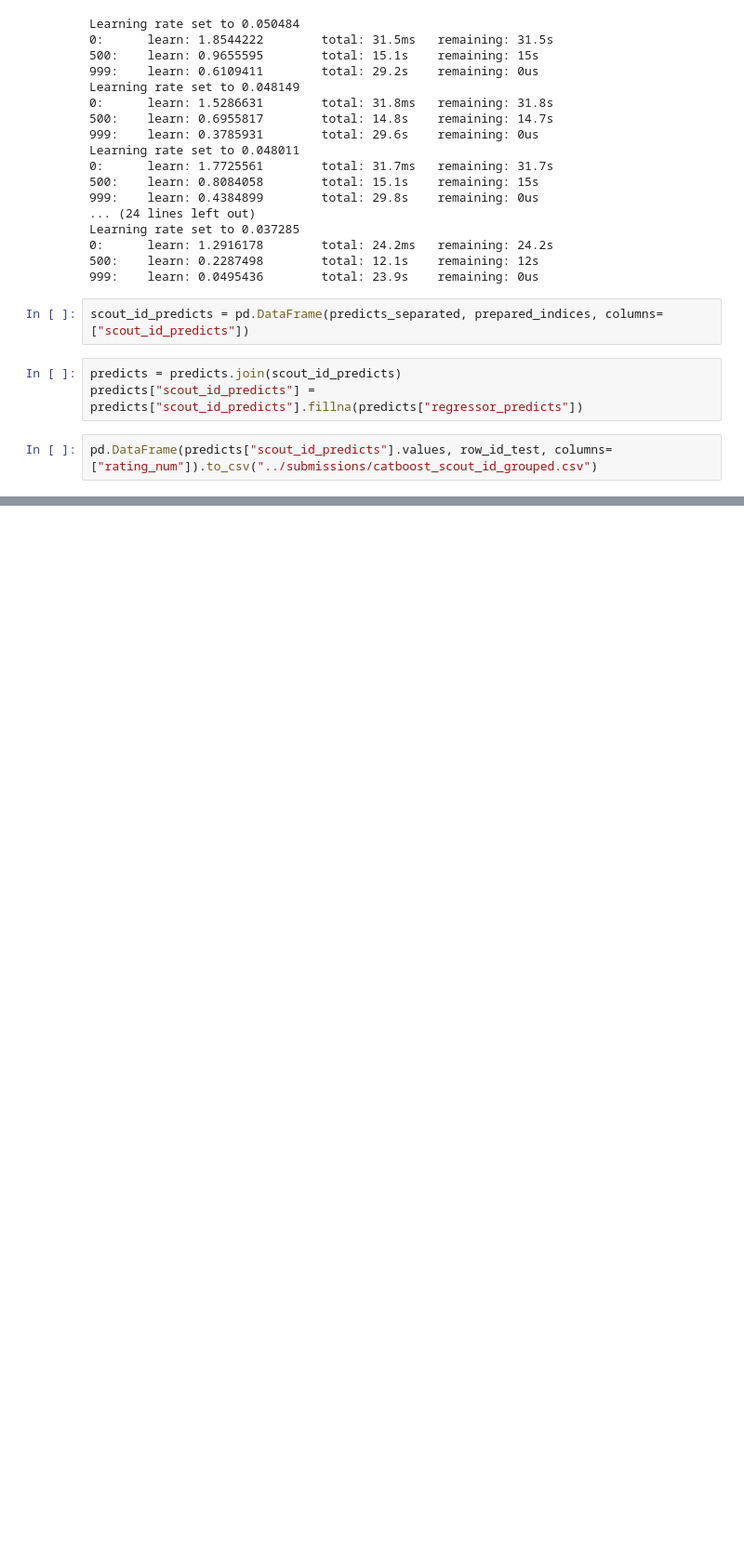
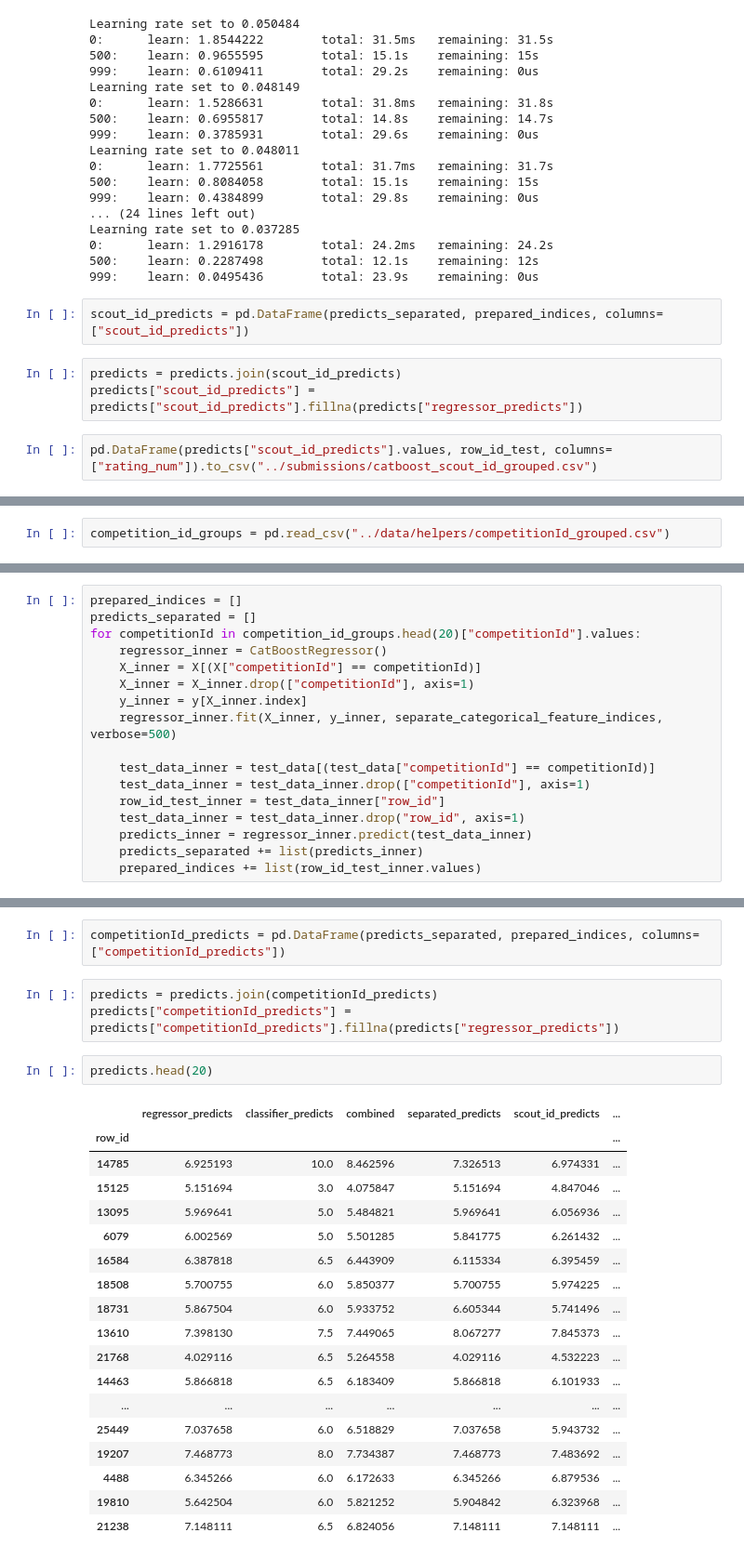
Before and after one commit to koliankolin/f_h, a Jupyter notebook: notebooks/Model.ipynb, the cells around one changed output, grey strips where cells are left out. Shown at 93% size. Cells and saved outputs as stored; diff of their text form; blank space fills up the shorter version.

```diff
--- a/notebooks/Model.ipynb
+++ b/notebooks/Model.ipynb
@@ -335,0 +419,2 @@ pd.DataFrame(predicts["scout_id_predicts"].values, row_id_test, columns=["rating
+# %%
+competition_id_groups = pd.read_csv("../data/helpers/competitionId_grouped.csv")
@@ -335,0 +435,17 @@ pd.DataFrame(predicts["scout_id_predicts"].values, row_id_test, columns=["rating
+# %%
+prepared_indices = []
+predicts_separated = []
+for competitionId in competition_id_groups.head(20)["competitionId"].values:
+    regressor_inner = CatBoostRegressor()
+    X_inner = X[(X["competitionId"] == competitionId)]
+    X_inner = X_inner.drop(["competitionId"], axis=1)
+    y_inner = y[X_inner.index]
+    regressor_inner.fit(X_inner, y_inner, separate_categorical_feature_indices, verbose=500)
+
+    test_data_inner = test_data[(test_data["competitionId"] == competitionId)]
+    test_data_inner = test_data_inner.drop(["competitionId"], axis=1)
+    row_id_test_inner = test_data_inner["row_id"]
+    test_data_inner = test_data_inner.drop("row_id", axis=1)
+    predicts_inner = regressor_inner.predict(test_data_inner)
+    predicts_separated += list(predicts_inner)
+    prepared_indices += list(row_id_test_inner.values)
@@ -335,0 +470,26 @@ pd.DataFrame(predicts["scout_id_predicts"].values, row_id_test, columns=["rating
+# %%
+competitionId_predicts = pd.DataFrame(predicts_separated, prepared_indices, columns=["competitionId_predicts"])
+# %%
+predicts = predicts.join(competitionId_predicts)
+predicts["competitionId_predicts"] = predicts["competitionId_predicts"].fillna(predicts["regressor_predicts"])
+# %%
+predicts.head(20)
+# %% [output]
+|  | regressor_predicts | classifier_predicts | combined | separated_predicts | scout_id_predicts | ... |
+| row_id |  |  |  |  |  | ... |
+| 14785 | 6.925193 | 10.0 | 8.462596 | 7.326513 | 6.974331 | ... |
+| 15125 | 5.151694 | 3.0 | 4.075847 | 5.151694 | 4.847046 | ... |
+| 13095 | 5.969641 | 5.0 | 5.484821 | 5.969641 | 6.056936 | ... |
+| 6079 | 6.002569 | 5.0 | 5.501285 | 5.841775 | 6.261432 | ... |
+| 16584 | 6.387818 | 6.5 | 6.443909 | 6.115334 | 6.395459 | ... |
+| 18508 | 5.700755 | 6.0 | 5.850377 | 5.700755 | 5.974225 | ... |
+| 18731 | 5.867504 | 6.0 | 5.933752 | 6.605344 | 5.741496 | ... |
+| 13610 | 7.398130 | 7.5 | 7.449065 | 8.067277 | 7.845373 | ... |
+| 21768 | 4.029116 | 6.5 | 5.264558 | 4.029116 | 4.532223 | ... |
+| 14463 | 5.866818 | 6.5 | 6.183409 | 5.866818 | 6.101933 | ... |
+| ... | ... | ... | ... | ... | ... | ... |
+| 25449 | 7.037658 | 6.0 | 6.518829 | 7.037658 | 5.943732 | ... |
+| 19207 | 7.468773 | 8.0 | 7.734387 | 7.468773 | 7.483692 | ... |
+| 4488 | 6.345266 | 6.0 | 6.172633 | 6.345266 | 6.879536 | ... |
+| 19810 | 5.642504 | 6.0 | 5.821252 | 5.904842 | 6.323968 | ... |
+| 21238 | 7.148111 | 6.5 | 6.824056 | 7.148111 | 7.148111 | ... |
```
Also changed, not shown: parts of 19 cells of this notebook, 6 other files.
